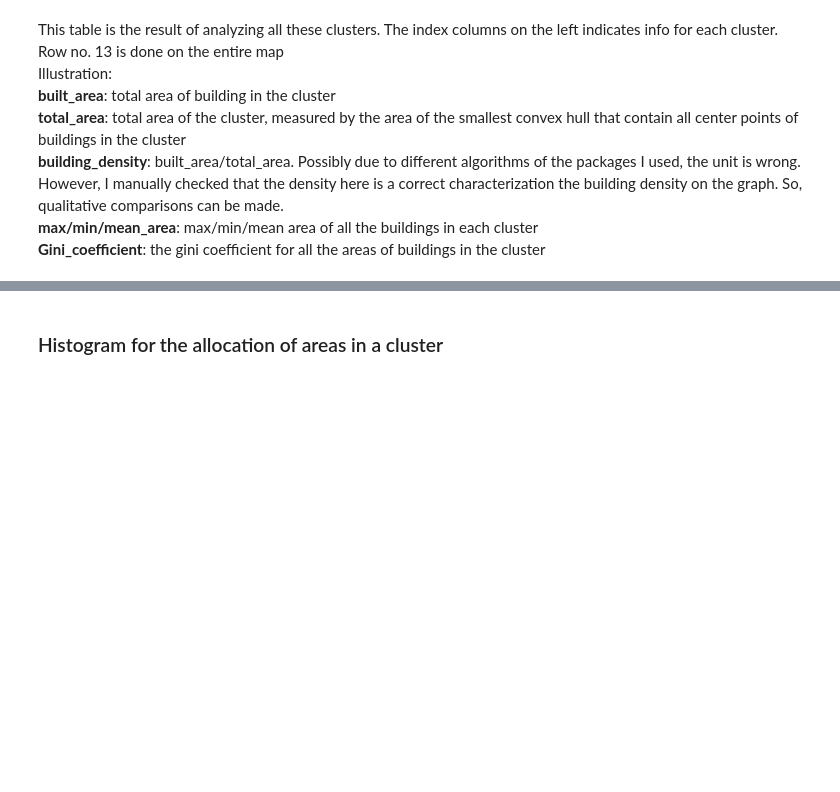
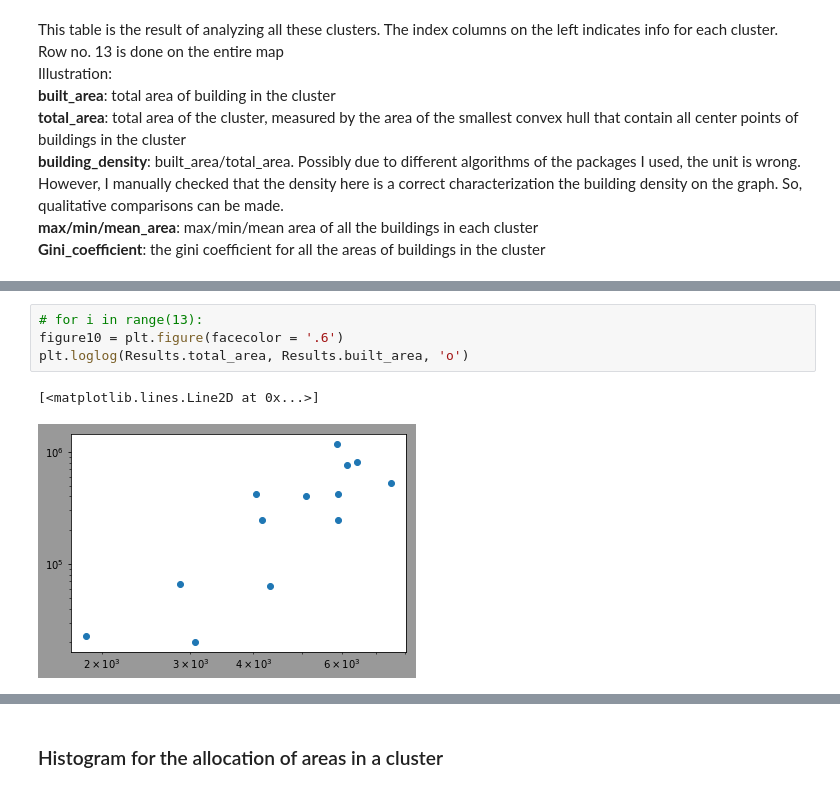
Before and after one commit to QitianHu46/Archeology-Clustering, a Jupyter notebook: Apply_MeanShift.ipynb, the cells around one changed output, grey strips where cells are left out. Drawn from its saved outputs; the diff is of its cells as text; blank space fills up the shorter version.

```diff
--- a/Apply_MeanShift.ipynb
+++ b/Apply_MeanShift.ipynb
@@ -217 +217,8 @@ Results.append({
 | 13 | 2454.0 | 63120.502086 | 5.193955e+06 | 82.286334 | 39001.939774 | 55.488462 | 82.286334 | ... |
+# %%
+# for i in range(13):
+figure10 = plt.figure(facecolor = '.6')
+plt.loglog(Results.total_area, Results.built_area, 'o')
+# %% [output]
+[<matplotlib.lines.Line2D at 0x...>]
+[figure, added]
```
Also changed, not shown: parts of 2 cells of this notebook, 3 other files.
